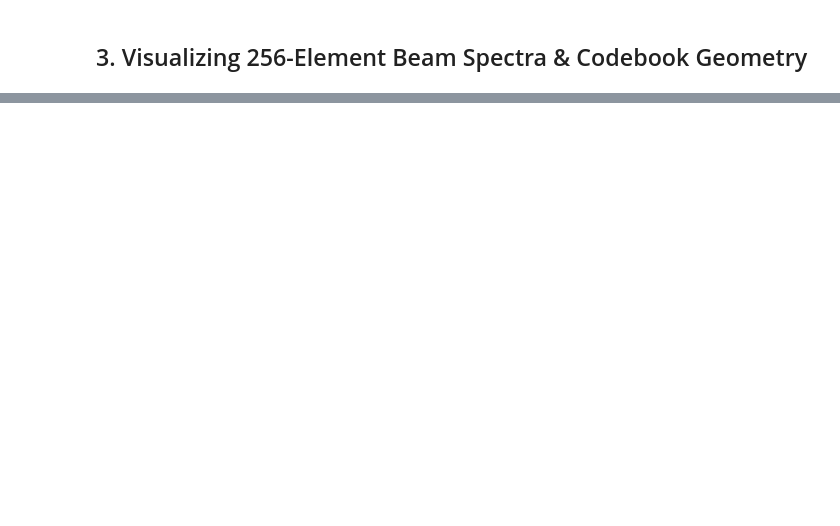
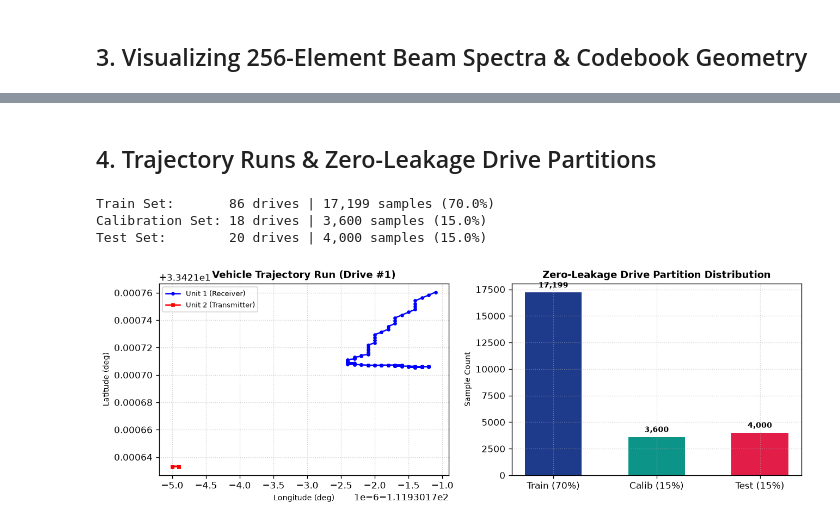
Before and after one commit to syedkafi-lab/424_project, a Jupyter notebook: annotated_dataset_scenario36.ipynb, the cells around one changed output, grey strips where cells are left out. Saved outputs shown, nothing was run; the diff lists cells and outputs as text; code cells hidden in the pictures; blank space fills up the shorter version.

```diff
--- a/annotated_dataset_scenario36.ipynb
+++ b/annotated_dataset_scenario36.ipynb
@@ -92,20 +109,46 @@ Splitting samples strictly by `seq_index` (124 continuous vehicle drives) guaran
+# %% [markdown]
+## 4. Trajectory Runs & Zero-Leakage Drive Partitions
 # %%
-# Cell 5: Drive-Block Split Statistics
+# Cell 5: Drive-Block Split & Trajectory Visualization
+fig, (ax1, ax2) = plt.subplots(1, 2, figsize=(11, 4), dpi=120)
+drive_1 = df[df["seq_index"] == df["seq_index"].iloc[0]]
+ax1.plot(drive_1["unit1_gps1_lon"], drive_1["unit1_gps1_lat"], 'b-o', markersize=3, label='Unit 1 (Receiver)')
+ax1.plot(drive_1["unit2_gps1_lon"], drive_1["unit2_gps1_lat"], 'r-s', markersize=3, label='Unit 2 (Transmitter)')
+ax1.set_title("Vehicle Trajectory Run (Drive #1)", fontsize=10.5, fontweight='bold')
+ax1.set_xlabel("Longitude (deg)", fontsize=8.5)
+ax1.set_ylabel("Latitude (deg)", fontsize=8.5)
+ax1.legend(fontsize=8)
+ax1.grid(True, linestyle=':', alpha=0.6)
+
 drives = df["seq_index"].unique()
 rng = np.random.default_rng(42)
 rng.shuffle(drives)
-
 n_tr = int(len(drives) * 0.70)
 n_ca = int(len(drives) * 0.15)
-
 train_drives = set(drives[:n_tr])
 calib_drives = set(drives[n_tr:n_tr + n_ca])
 test_drives = set(drives[n_tr + n_ca:])
 
-n_train = len(df[df["seq_index"].isin(train_drives)])
-n_calib = len(df[df["seq_index"].isin(calib_drives)])
-n_test = len(df[df["seq_index"].isin(test_drives)])
+counts = [
+    len(df[df["seq_index"].isin(train_drives)]),
+    len(df[df["seq_index"].isin(calib_drives)]),
+    len(df[df["seq_index"].isin(test_drives)])
+]
+bars = ax2.bar(['Train (70%)', 'Calib (15%)', 'Test (15%)'], counts, color=['#1E3A8A', '#0D9488', '#E11D48'], width=0.55)
+ax2.set_title("Zero-Leakage Drive Partition Distribution", fontsize=10.5, fontweight='bold')
+ax2.set_ylabel("Sample Count", fontsize=8.5)
+for bar in bars:
+    yval = bar.get_height()
+    ax2.text(bar.get_x() + bar.get_width()/2, yval + 300, f"{yval:,}", ha='center', va='bottom', fontsize=8.5, fontweight='bold')
+ax2.grid(True, linestyle=':', alpha=0.6)
+plt.tight_layout()
+plt.show()
 
-print(f"Train Set:       {len(train_drives)} drives | {n_train:,} samples (70.0%)")
-print(f"Calibration Set: {len(calib_drives)} drives | {n_calib:,} samples (15.0%)")
-print(f"Test Set:        {len(test_drives)} drives | {n_test:,} samples (15.0%)")
+print(f"Train Set:       {len(train_drives)} drives | {counts[0]:,} samples (70.0%)")
+print(f"Calibration Set: {len(calib_drives)} drives | {counts[1]:,} samples (15.0%)")
+print(f"Test Set:        {len(test_drives)} drives | {counts[2]:,} samples (15.0%)")
+# %% [output]
+Train Set:       86 drives | 17,199 samples (70.0%)
+Calibration Set: 18 drives | 3,600 samples (15.0%)
+Test Set:        20 drives | 4,000 samples (15.0%)
+[figure, added]
```
Also changed, not shown: parts of 7 cells of this notebook.
